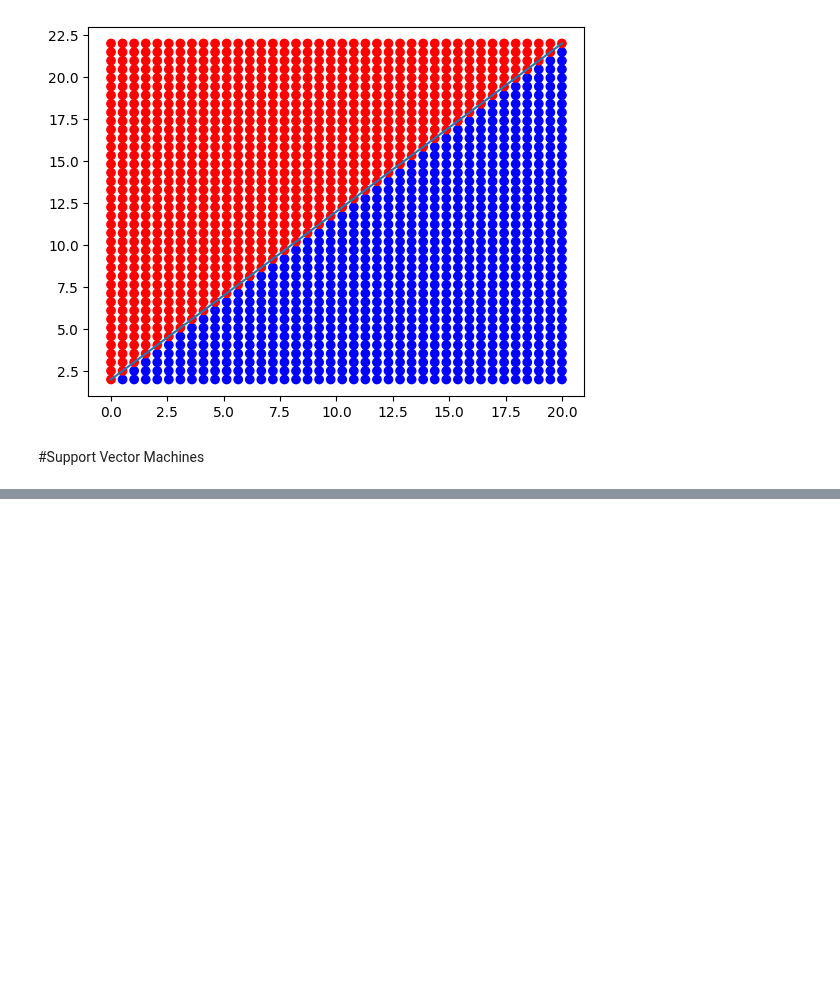
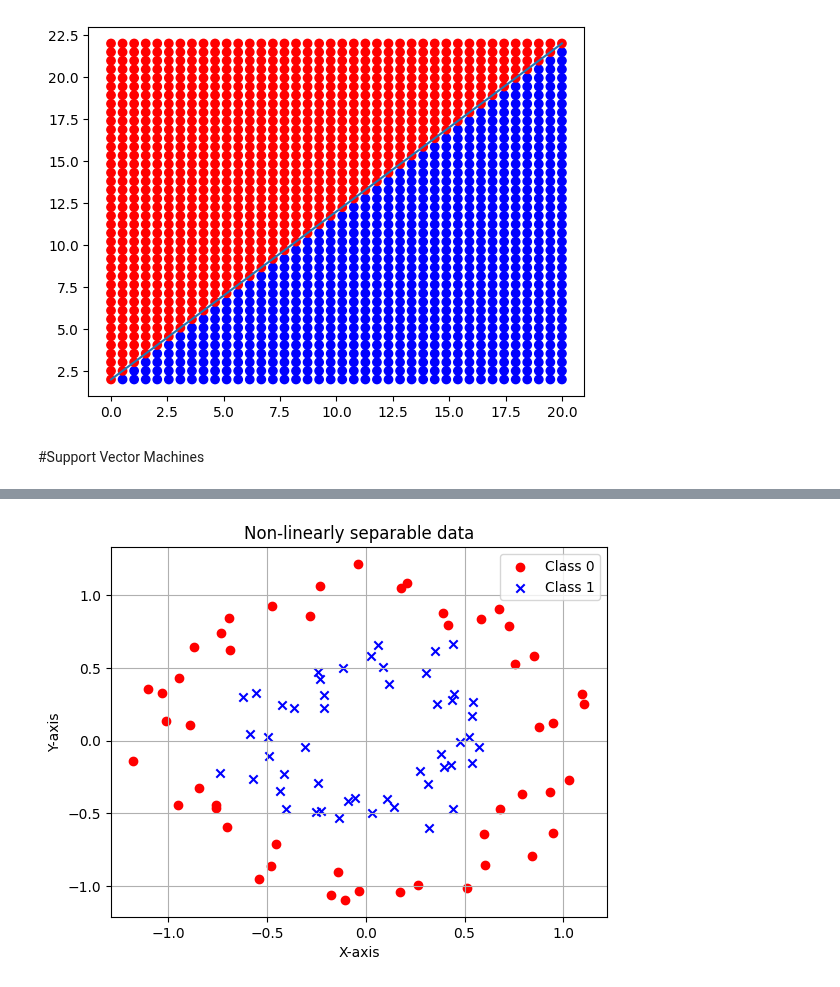
Before and after one commit to Metallicode/Math, a Jupyter notebook: Support_Vector_Machines_basic_theory.ipynb, the cells around one changed output, grey strips where cells are left out. Drawn from its saved outputs; the diff is of its cells as text; code cells hidden in the pictures; blank space fills up the shorter version.

```diff
--- a/Support_Vector_Machines_basic_theory.ipynb
+++ b/Support_Vector_Machines_basic_theory.ipynb
@@ -194,0 +268,21 @@ plt.plot(x,y)
+# %%
+from sklearn.datasets import make_circles
+
+# Generate dummy data
+X, y = make_circles(n_samples=100, factor=0.5, noise=0.1)
+
+
+
+
+
+# Visualize the data
+plt.scatter(X[y == 0][:, 0], X[y == 0][:, 1], color='red', marker='o', label='Class 0')
+plt.scatter(X[y == 1][:, 0], X[y == 1][:, 1], color='blue', marker='x', label='Class 1')
+plt.legend()
+plt.title("Non-linearly separable data")
+plt.xlabel("X-axis")
+plt.ylabel("Y-axis")
+plt.grid(True)
+plt.show()
+# %% [output]
+[figure, added]
```
Also changed, not shown: parts of 8 cells of this notebook.
